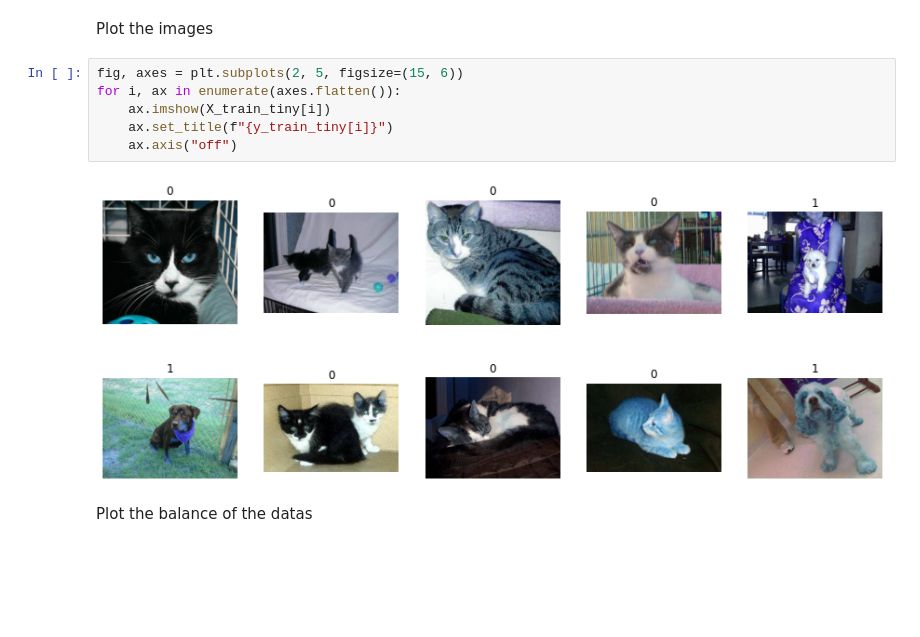
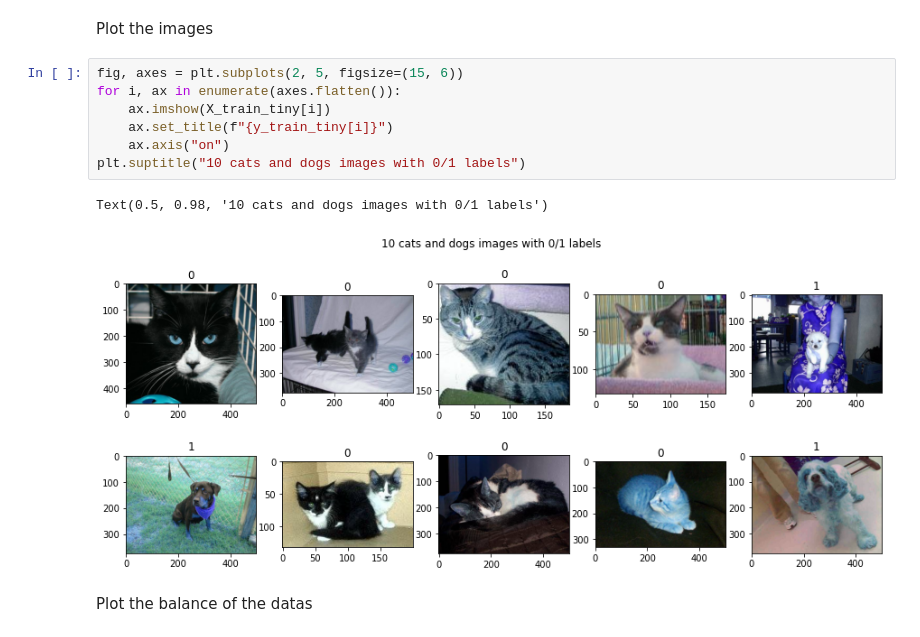
Before and after one commit to cooperhankun/Deep_learning, a Jupyter notebook: Lab/lab.ipynb, the cells around one changed output. Drawn from its saved outputs; the diff is of its cells as text; blank space fills up the shorter version.

```diff
--- a/Lab/lab.ipynb
+++ b/Lab/lab.ipynb
@@ -222,11 +223,13 @@ Plot the images
 # %%
 fig, axes = plt.subplots(2, 5, figsize=(15, 6))
 for i, ax in enumerate(axes.flatten()):
     ax.imshow(X_train_tiny[i])
     ax.set_title(f"{y_train_tiny[i]}")
-    ax.axis("off")
+    ax.axis("on")
+plt.suptitle("10 cats and dogs images with 0/1 labels")
 # %% [output]
+Text(0.5, 0.98, '10 cats and dogs images with 0/1 labels')
-[figure, old version]
+[figure, new version]
 # %% [markdown]
 Plot the balance of the datas
 # %%
```
Also changed, not shown: parts of 24 cells of this notebook, 1 other file.
